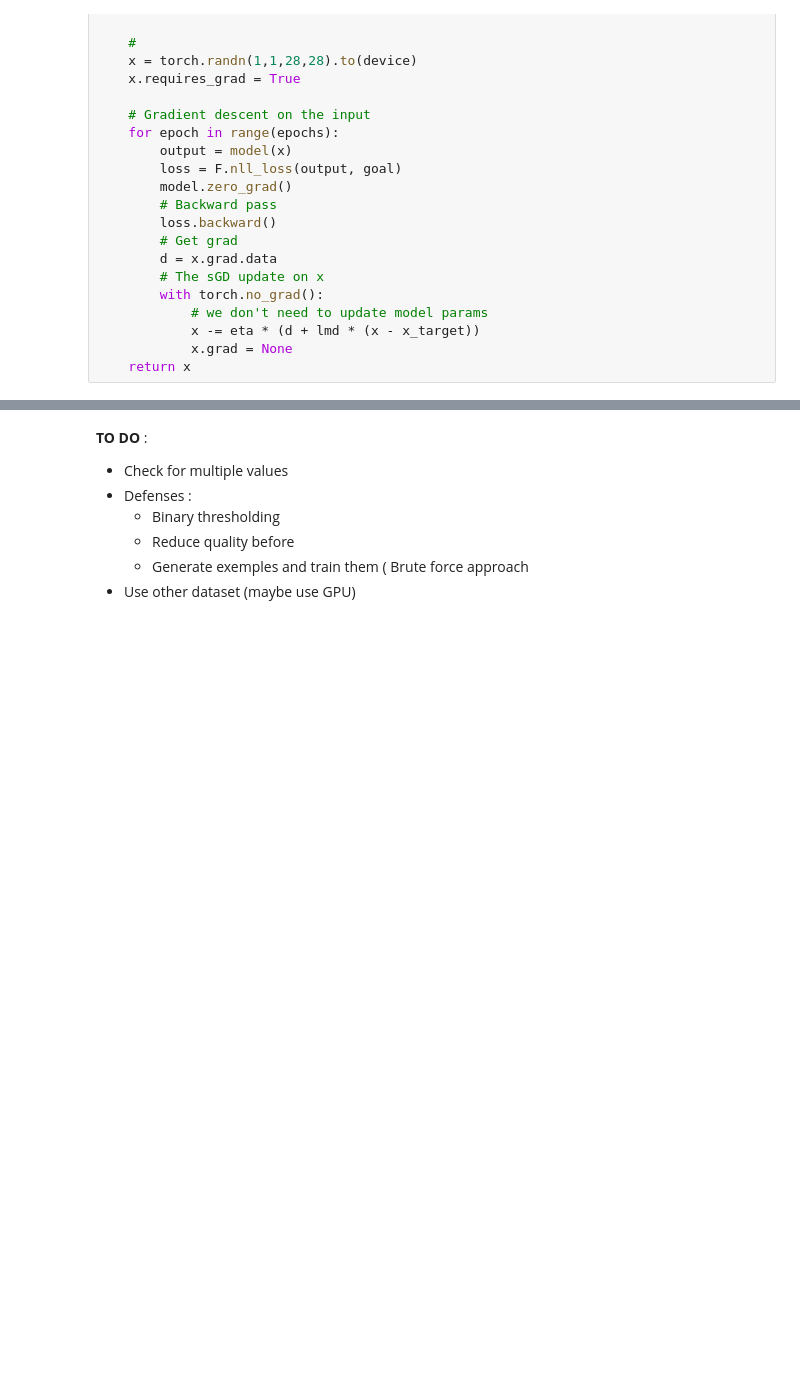
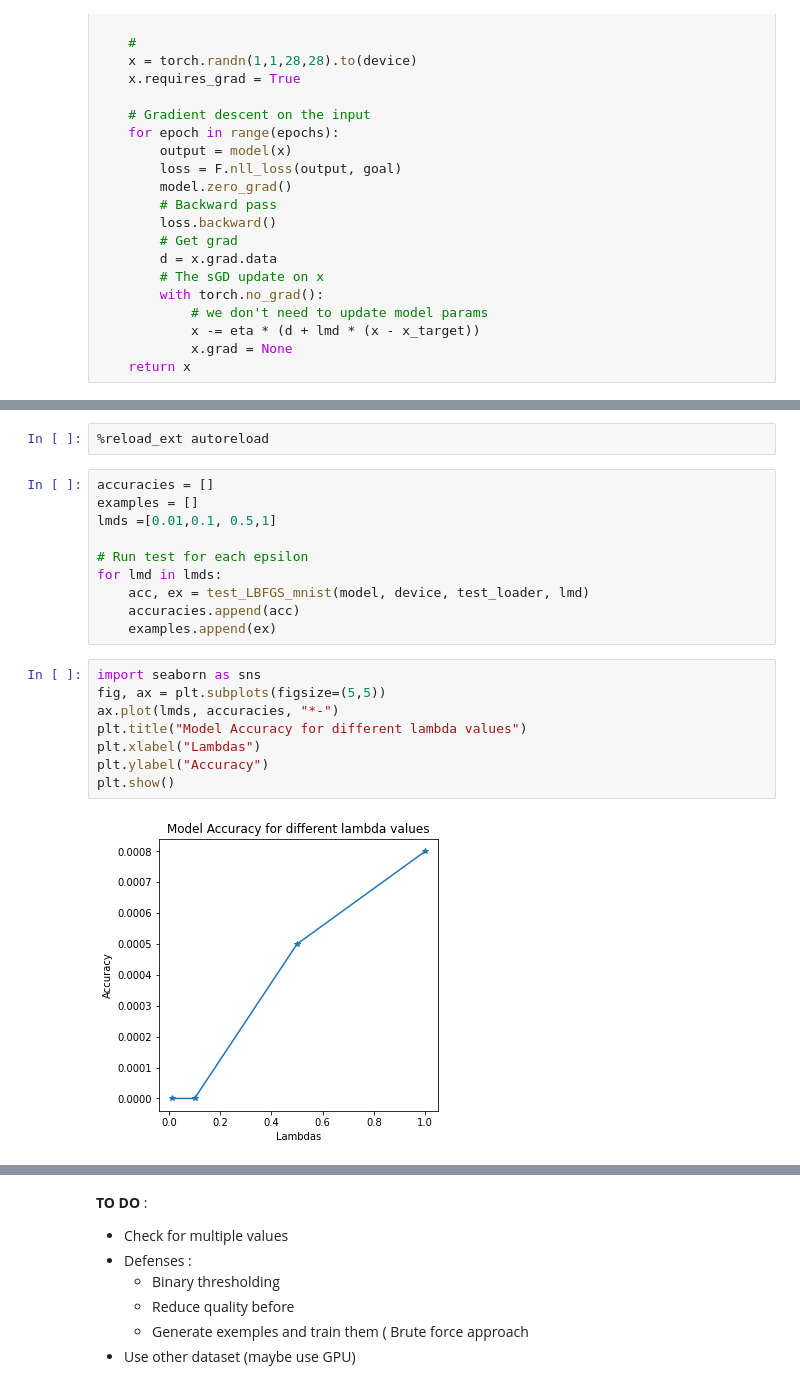
Before and after one commit to AmineDiro/Adversarial-Attacks, a Jupyter notebook: Adversarial attacks.ipynb, the cells around one changed output, grey strips where cells are left out. Drawn from its saved outputs; the diff is of its cells as text; blank space fills up the shorter version.

```diff
--- a/Adversarial attacks.ipynb
+++ b/Adversarial attacks.ipynb
@@ -342,0 +323,22 @@ for i, lmd in enumerate(lmds) :
+# %%
+%reload_ext autoreload
+# %%
+accuracies = []
+examples = []
+lmds =[0.01,0.1, 0.5,1]
+
+# Run test for each epsilon
+for lmd in lmds:
+    acc, ex = test_LBFGS_mnist(model, device, test_loader, lmd)
+    accuracies.append(acc)
+    examples.append(ex)
+# %%
+import seaborn as sns
+fig, ax = plt.subplots(figsize=(5,5))
+ax.plot(lmds, accuracies, "*-")
+plt.title("Model Accuracy for different lambda values")
+plt.xlabel("Lambdas")
+plt.ylabel("Accuracy")
+plt.show()
+# %% [output]
+[figure, added]
```
Also changed, not shown: parts of 34 cells of this notebook, 3 other files.
